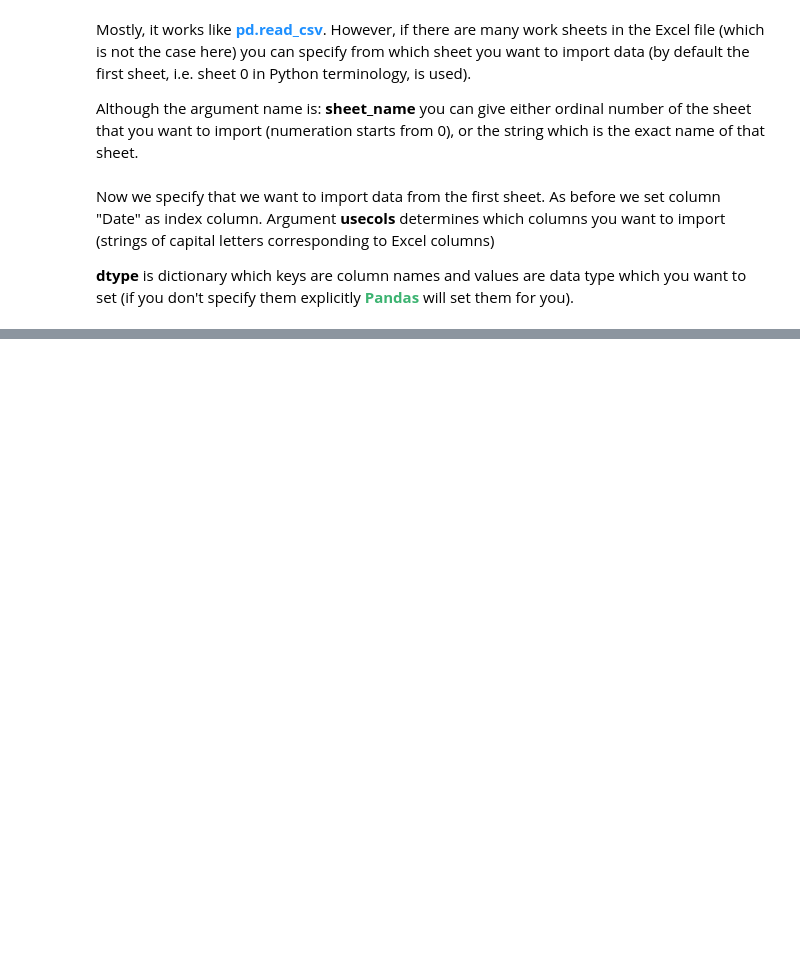
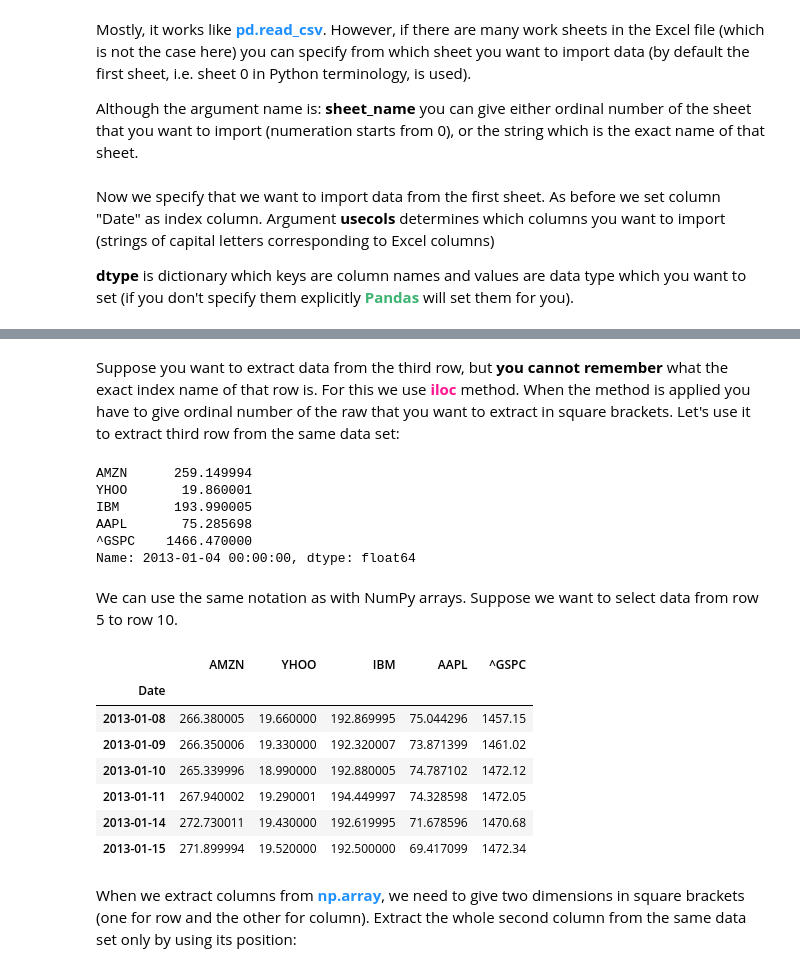
Before and after one commit to raketic-ognjen/Bootcamp_Lesson_8_Introduction-to-Pandas, a Jupyter notebook: bootcamp-lesson-8-introduction-to-pandas.ipynb, the cells around one changed output, grey strips where cells are left out. Drawn from its saved outputs; the diff is of its cells as text; code cells hidden in the pictures; blank space fills up the shorter version.

```diff
--- a/bootcamp-lesson-8-introduction-to-pandas.ipynb
+++ b/bootcamp-lesson-8-introduction-to-pandas.ipynb
@@ -207,0 +614,27 @@ Now we specify that we want to import data from the first sheet. As before we se
+# %% [markdown]
+Suppose you want to extract data from the third row, but **you cannot remember** what the exact index name of that row is. For this we use <font color='DeepPink'><b>iloc</b></font> method. When the method is applied you have to give ordinal number of the raw that you want to extract in square brackets. Let's use it to extract third row from the same data set:
+# %%
+df2.iloc[2]
+# %% [output]
+AMZN      259.149994
+YHOO       19.860001
+IBM       193.990005
+AAPL       75.285698
+^GSPC    1466.470000
+Name: 2013-01-04 00:00:00, dtype: float64
+# %% [markdown]
+We can use the same notation as with NumPy arrays. Suppose we want to select data from row 5 to row 10.
+# %%
+df2.iloc[4:10] #Recall the notation
+# %% [output]
+|  | AMZN | YHOO | IBM | AAPL | ^GSPC |
+| Date |  |  |  |  |  |
+| 2013-01-08 | 266.380005 | 19.660000 | 192.869995 | 75.044296 | 1457.15 |
+| 2013-01-09 | 266.350006 | 19.330000 | 192.320007 | 73.871399 | 1461.02 |
+| 2013-01-10 | 265.339996 | 18.990000 | 192.880005 | 74.787102 | 1472.12 |
+| 2013-01-11 | 267.940002 | 19.290001 | 194.449997 | 74.328598 | 1472.05 |
+| 2013-01-14 | 272.730011 | 19.430000 | 192.619995 | 71.678596 | 1470.68 |
+| 2013-01-15 | 271.899994 | 19.520000 | 192.500000 | 69.417099 | 1472.34 |
+# %% [markdown]
+
+When we extract columns from <font color='DodgerBlue'><b>np.array</b></font>, we need to give two dimensions in square brackets (one for row and the other for column). Extract the whole second column from the same data set only by using its position:
```
Also changed, not shown: parts of 50 cells of this notebook.
